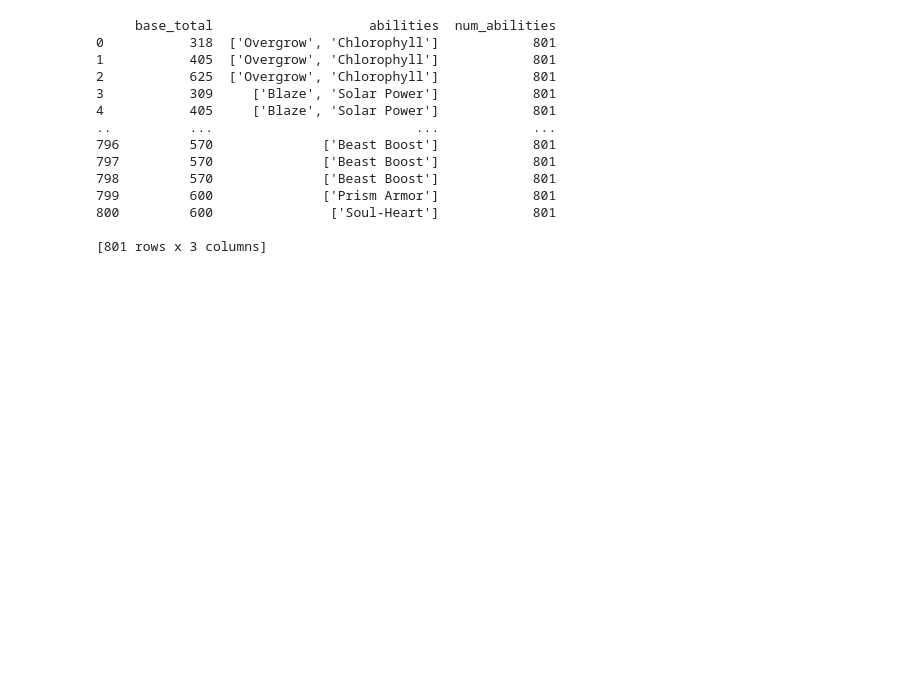
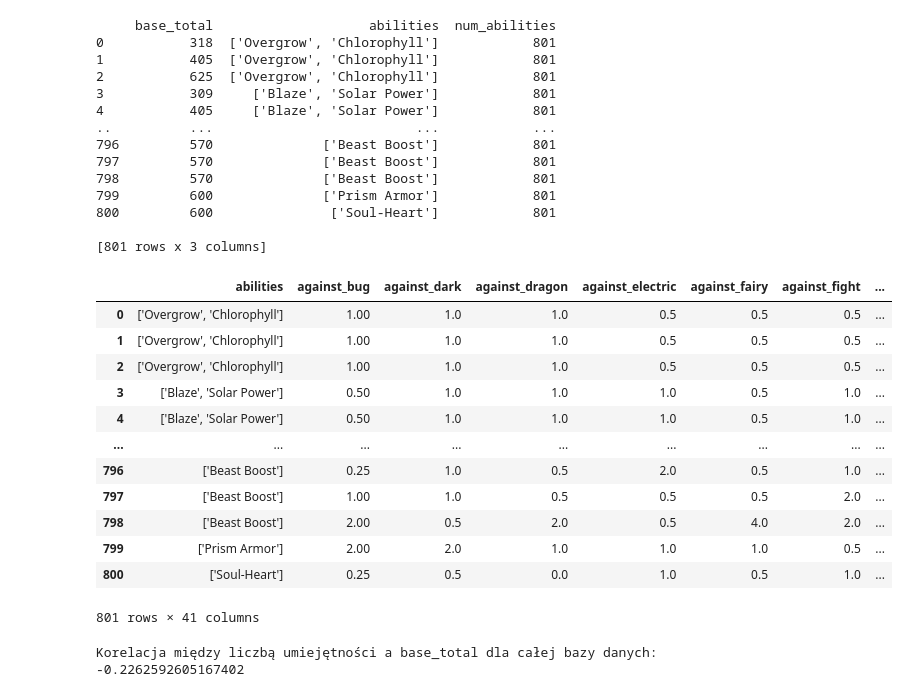
Before and after one commit to infoshareacademy/jdszr12-databenders, a Jupyter notebook: Gotta catch 'em all!.ipynb, the cells around one changed output. Cells and saved outputs as stored; diff of their text form; code cells hidden in the pictures; blank space fills up the shorter version.

```diff
--- a/Gotta catch 'em all!.ipynb
+++ b/Gotta catch 'em all!.ipynb
@@ -221,0 +227,18 @@ print(data)
+# %%
+dataset = pd.read_csv('pokemon.csv')
+# %%
+dataset
+# %% [output]
+|  | abilities | against_bug | against_dark | against_dragon | against_electric | against_fairy | against_fight | ... |
+| 0 | ['Overgrow', 'Chlorophyll'] | 1.00 | 1.0 | 1.0 | 0.5 | 0.5 | 0.5 | ... |
+| 1 | ['Overgrow', 'Chlorophyll'] | 1.00 | 1.0 | 1.0 | 0.5 | 0.5 | 0.5 | ... |
+| 2 | ['Overgrow', 'Chlorophyll'] | 1.00 | 1.0 | 1.0 | 0.5 | 0.5 | 0.5 | ... |
+| 3 | ['Blaze', 'Solar Power'] | 0.50 | 1.0 | 1.0 | 1.0 | 0.5 | 1.0 | ... |
+| 4 | ['Blaze', 'Solar Power'] | 0.50 | 1.0 | 1.0 | 1.0 | 0.5 | 1.0 | ... |
+| ... | ... | ... | ... | ... | ... | ... | ... | ... |
+| 796 | ['Beast Boost'] | 0.25 | 1.0 | 0.5 | 2.0 | 0.5 | 1.0 | ... |
+| 797 | ['Beast Boost'] | 1.00 | 1.0 | 0.5 | 0.5 | 0.5 | 2.0 | ... |
+| 798 | ['Beast Boost'] | 2.00 | 0.5 | 2.0 | 0.5 | 4.0 | 2.0 | ... |
+| 799 | ['Prism Armor'] | 2.00 | 2.0 | 1.0 | 1.0 | 1.0 | 0.5 | ... |
+| 800 | ['Soul-Heart'] | 0.25 | 0.5 | 0.0 | 1.0 | 0.5 | 1.0 | ... |
+801 rows × 41 columns
@@ -221,0 +263,6 @@ print(data)
+# %%
+corr = df['num_abilities'].corr(df['base_total'])
+
+print("Korelacja między liczbą umiejętności a base_total dla całej bazy danych:", corr)
+# %% [output]
+Korelacja między liczbą umiejętności a base_total dla całej bazy danych: -0.2262592605167402
```
Also changed, not shown: parts of 20 cells of this notebook.
